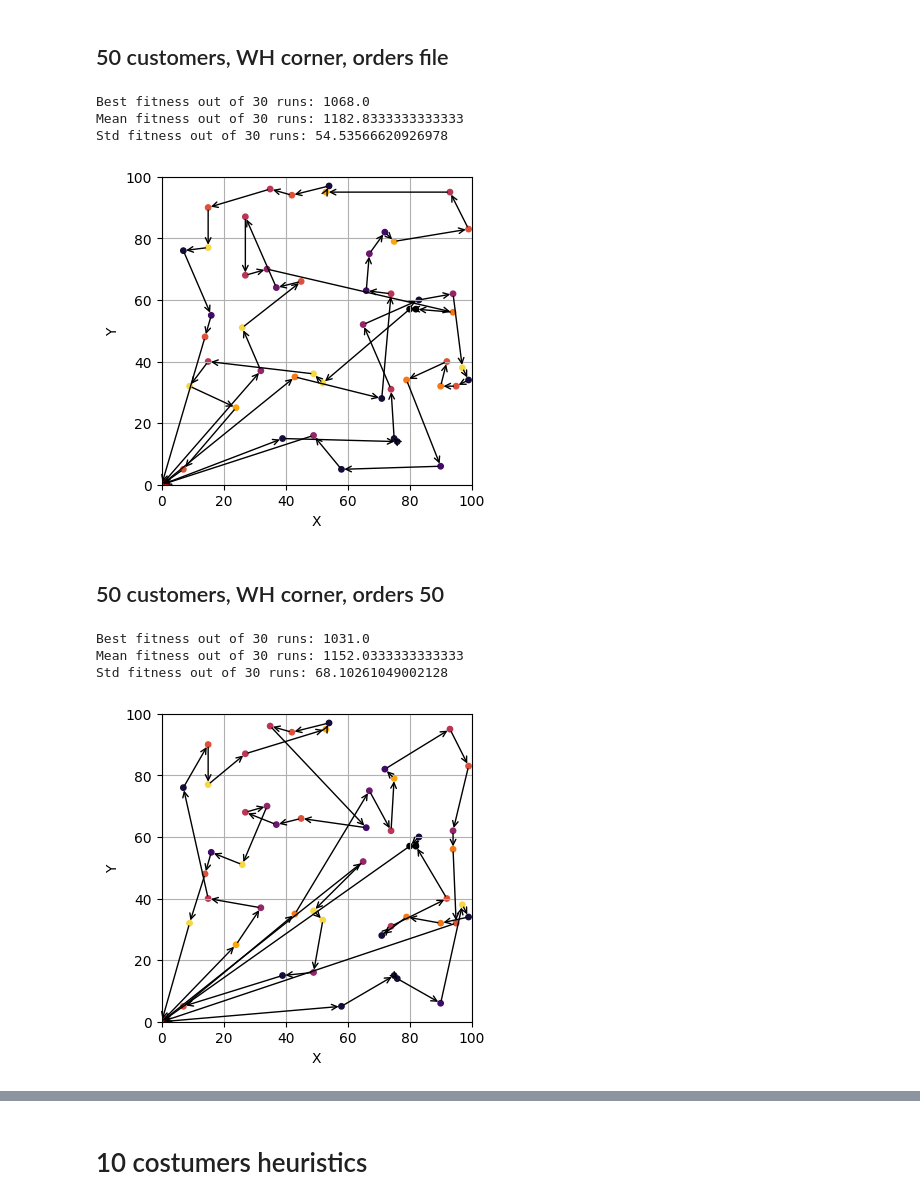
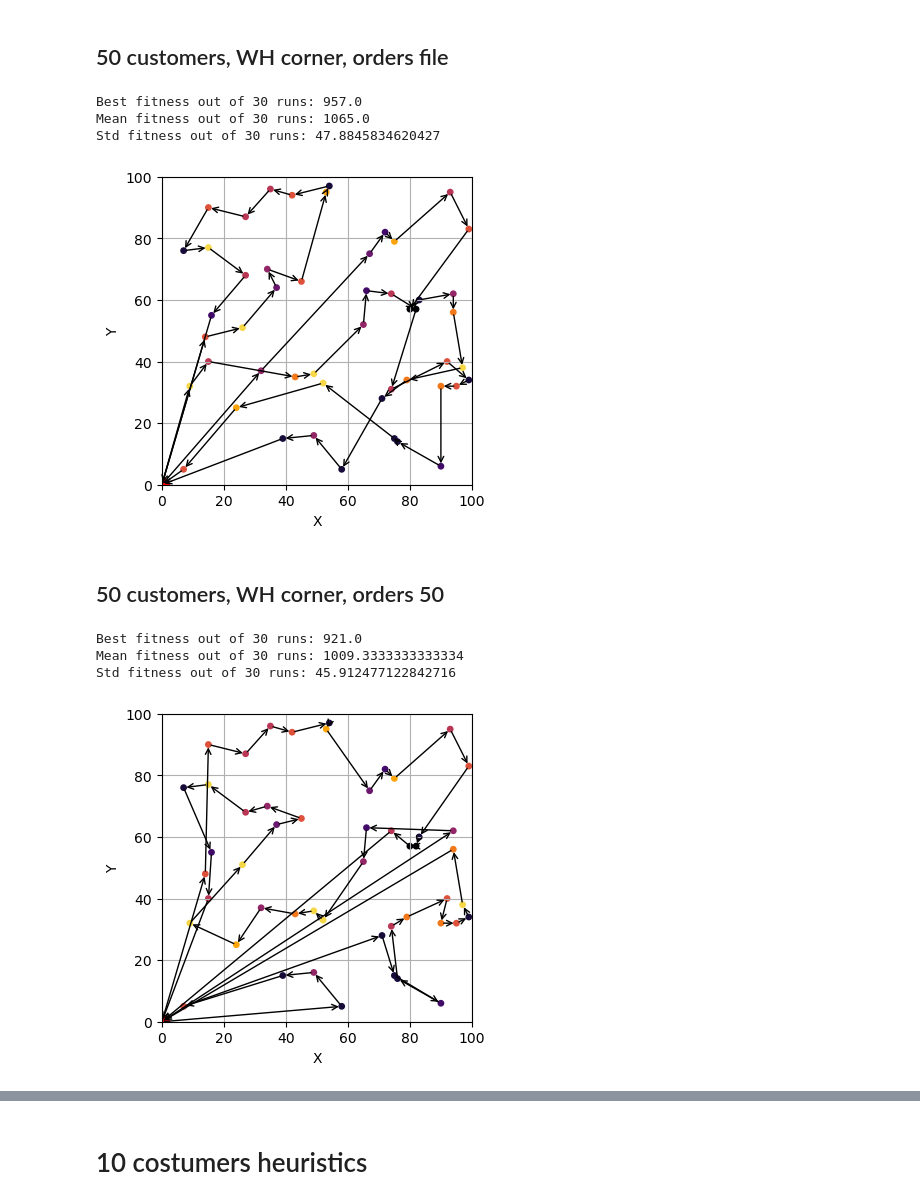
Before and after one commit to bernardo-silva/ComputationalIntelligence-project2, a Jupyter notebook: results.ipynb, the cells around one changed output, grey strips where cells are left out. Drawn from its saved outputs; the diff is of its cells as text; code cells hidden in the pictures.

```diff
--- a/results.ipynb
+++ b/results.ipynb
@@ -324,13 +324,13 @@ EA = SingleObjectiveTSP(ind_size=N,
                         distances=dist_corner,
                         orders=orders,
                         coords=xy_corner,
-                        pop_size=30,
+                        pop_size=35,
                         use_heuristic=False,
-                        elitist_cross=3,
-                        elitist_size = 30//5,
-                        CXPB = 1,
-                        MUTPB = 0.2,
-                        INVPB=0.3)
+                        elitist_cross=20,
+                        elitist_size = 3,
+                        CXPB = 0.7,
+                        MUTPB = 0.4,
+                        INVPB=0.7)
 
 result50WHCornerOrdFile = EA.many_runs(n_runs=30)
 
@@ -340,37 +340,37 @@ print(f"Std fitness out of 30 runs: {np.std(result50WHCornerOrdFile['final_fitne
 
 plot_route(result50WHCornerOrdFile["best_solution"], xy_corner.T[:N+1], orders[:N+1])
 # %% [output]
-Best fitness out of 30 runs: 1068.0
-Mean fitness out of 30 runs: 1182.8333333333333
-Std fitness out of 30 runs: 54.53566620926978
+Best fitness out of 30 runs: 957.0
+Mean fitness out of 30 runs: 1065.0
+Std fitness out of 30 runs: 47.8845834620427
-[figure, old version]
+[figure, new version]
 # %% [markdown]
 ## 50 customers, WH corner, orders 50
 # %%
 EA = SingleObjectiveTSP(ind_size=N,
                         distances=dist_corner,
                         orders=[0] + [50]*N,
                         coords=xy_corner,
-                        pop_size=30,
+                        pop_size=35,
                         use_heuristic=False,
-                        elitist_cross=3,
-                        elitist_size = 30//5,
-                        CXPB = 1,
-                        MUTPB = 0.2,
-                        INVPB=0.3)
+                        elitist_cross=20,
+                        elitist_size = 3,
+                        CXPB = 0.7,
+                        MUTPB = 0.4,
+                        INVPB=0.7)
 
 result50WHCornerOrd50 = EA.many_runs(n_runs=30)
 
 print(f"Best fitness out of 30 runs: {result50WHCornerOrd50['best_fitness']}")
 print(f"Mean fitness out of 30 runs: {np.mean(result50WHCornerOrd50['final_fitnesses'])}")
 print(f"Std fitness out of 30 runs: {np.std(result50WHCornerOrd50['final_fitnesses'])}")
 
 plot_route(result50WHCornerOrd50["best_solution"], xy_corner.T[:N+1], orders[:N+1])
 # %% [output]
-Best fitness out of 30 runs: 1031.0
-Mean fitness out of 30 runs: 1152.0333333333333
-Std fitness out of 30 runs: 68.10261049002128
+Best fitness out of 30 runs: 921.0
+Mean fitness out of 30 runs: 1009.3333333333334
+Std fitness out of 30 runs: 45.912477122842716
-[figure, old version]
+[figure, new version]
 # %%
 fig, ax = plt.subplots(figsize=(6,4))
 
```
Also changed, not shown: parts of 38 cells of this notebook, 8 other files.
